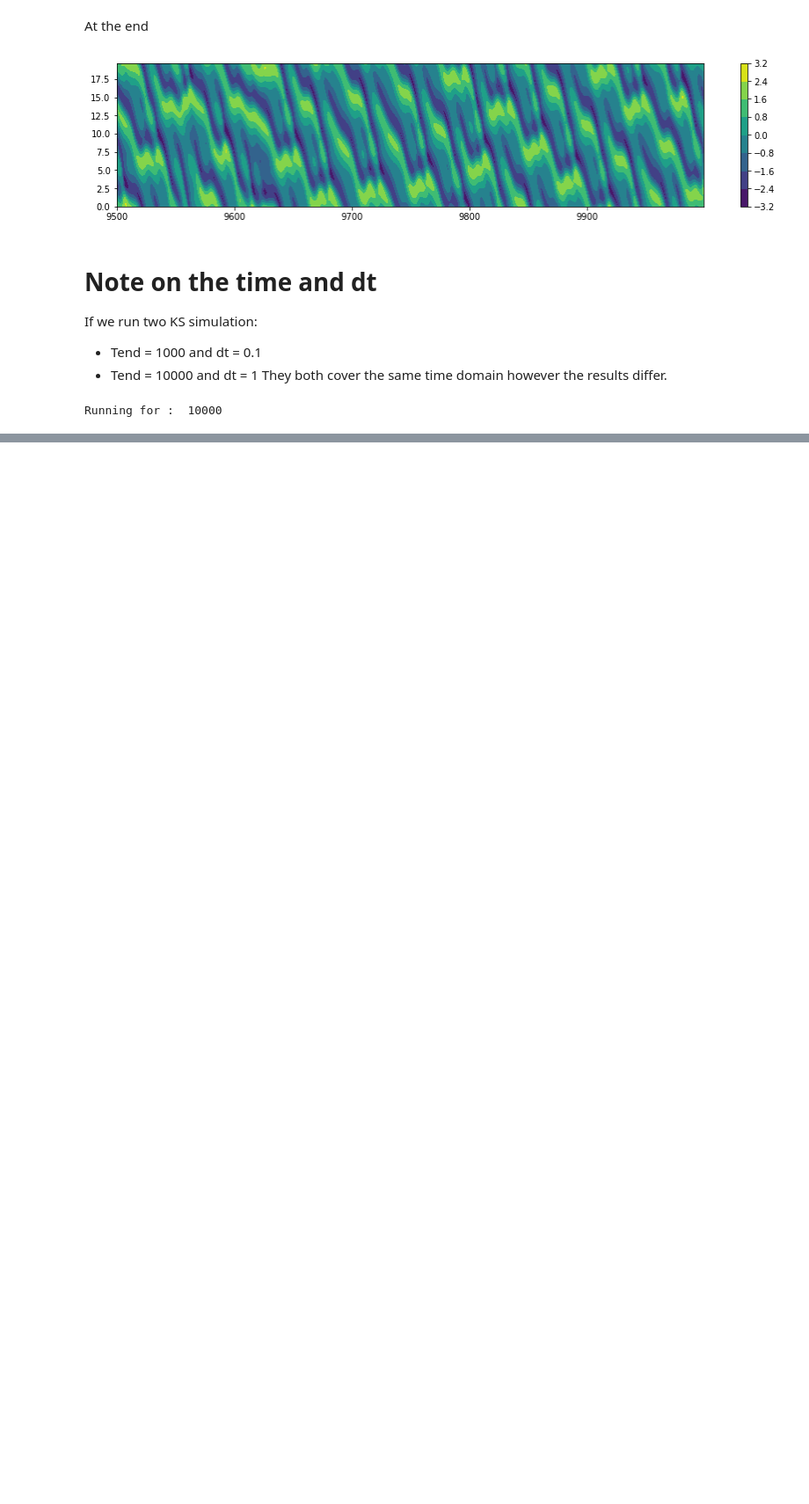
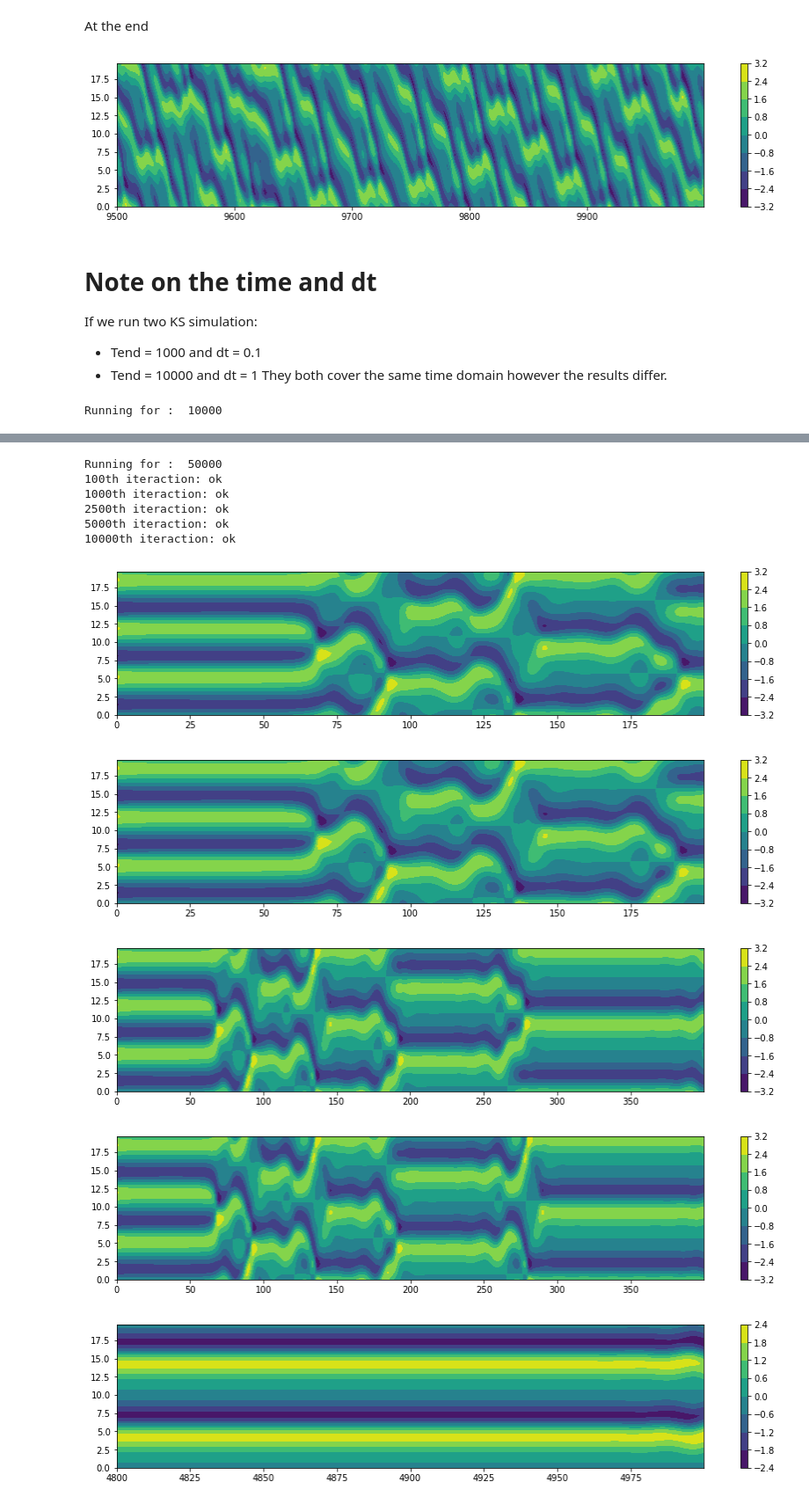
Before and after one commit to calladogt/Deep-learning-to-the-modeling-of-chaotic-dynamics-systems, a Jupyter notebook: Simulators/ks-simulator/ks_simulation.ipynb, the cells around one changed output, grey strips where cells are left out. Shown at 88% size. Saved outputs shown, nothing was run; the diff lists cells and outputs as text; code cells hidden in the pictures; blank space fills up the shorter version.

```diff
--- a/Simulators/ks-simulator/ks_simulation.ipynb
+++ b/Simulators/ks-simulator/ks_simulation.ipynb
@@ -180,0 +296,57 @@ NameError: ignored
+# %%
+Tend=5000
+dt = 0.2
+ks = KS(L=L,N=N,dt=dt)
+observation = np.loadtxt('u1.dat')
+TotalTime= int(np.round(Tend/dt))
+print("Running for : ",TotalTime)
+taxis = 0
+action = np.zeros(1)
+U = np.matrix(observation) # We will stack in U at each time step
+
+for nt in range(TotalTime):
+    observation = ks.advance(observation,action)
+    U = np.vstack((U,observation))
+    taxis = np.hstack((taxis,(nt+1)*ks.dt))
+    if nt==100:
+      print('100th iteraction: ok')
+    if nt==1000:
+      print('1000th iteraction: ok')
+    if nt==2500:
+      print('2500th iteraction: ok')
+    if nt==5000:
+      print('5000th iteraction: ok')
+    if nt==10000:
+      print('10000th iteraction: ok')
+    if nt==50000:
+      print('50000th iteraction: ok')
+Tend2=Tend
+U2=U
+ks2=ks
+taxis2=taxis
+# %% [output]
+Running for :  50000
+100th iteraction: ok
+1000th iteraction: ok
+2500th iteraction: ok
+5000th iteraction: ok
+10000th iteraction: ok
+# %%
+drawKS(U1, ks1.x, taxis1,0,2000,15,5)
+drawKS(U2, ks2.x, taxis2,0,1000,15,5)
+
+drawKS(U1, ks1.x, taxis1,0,4000,15,5)
+drawKS(U2, ks2.x, taxis2,0,2000,15,5)
+
+
+drawKS(U1, ks1.x, taxis1,48000,50000,15,5)
+drawKS(U2, ks2.x, taxis2,24000,25000,15,5)
+
+drawKS(U1, ks1.x, taxis1,0,50000,15,5)
+drawKS(U2, ks2.x, taxis2,0,25000,15,5)
+# %% [output]
+[figure, added]
+[figure, added]
+[figure, added]
+[figure, added]
+[figure, added]
```
Also changed, not shown: parts of 24 cells of this notebook.
